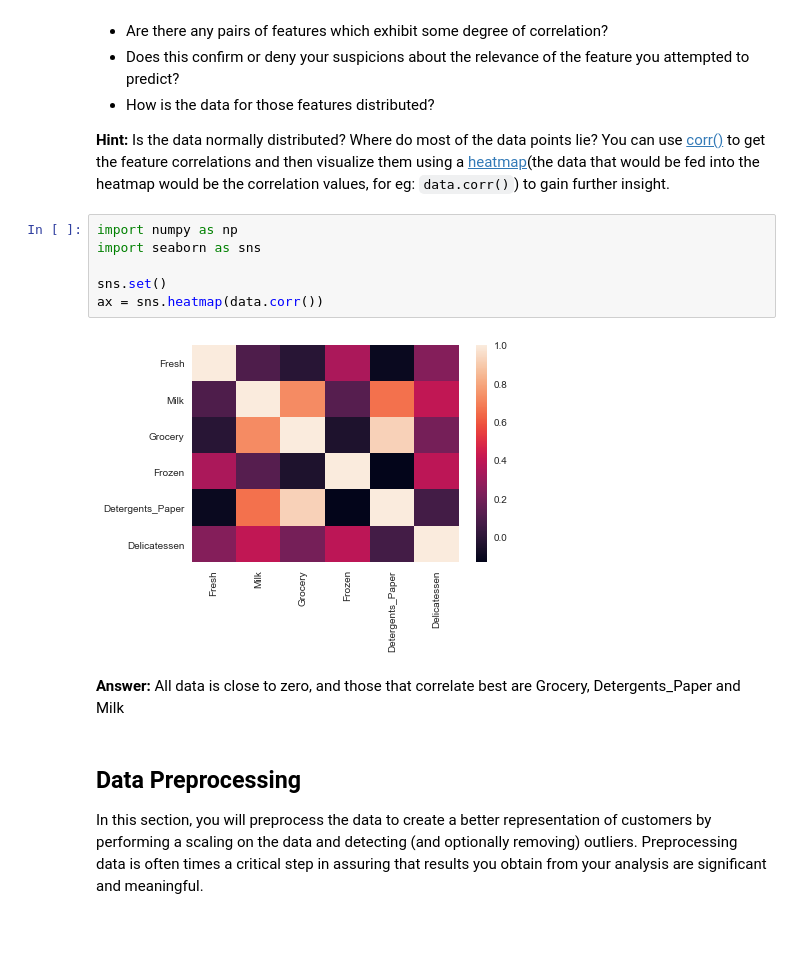
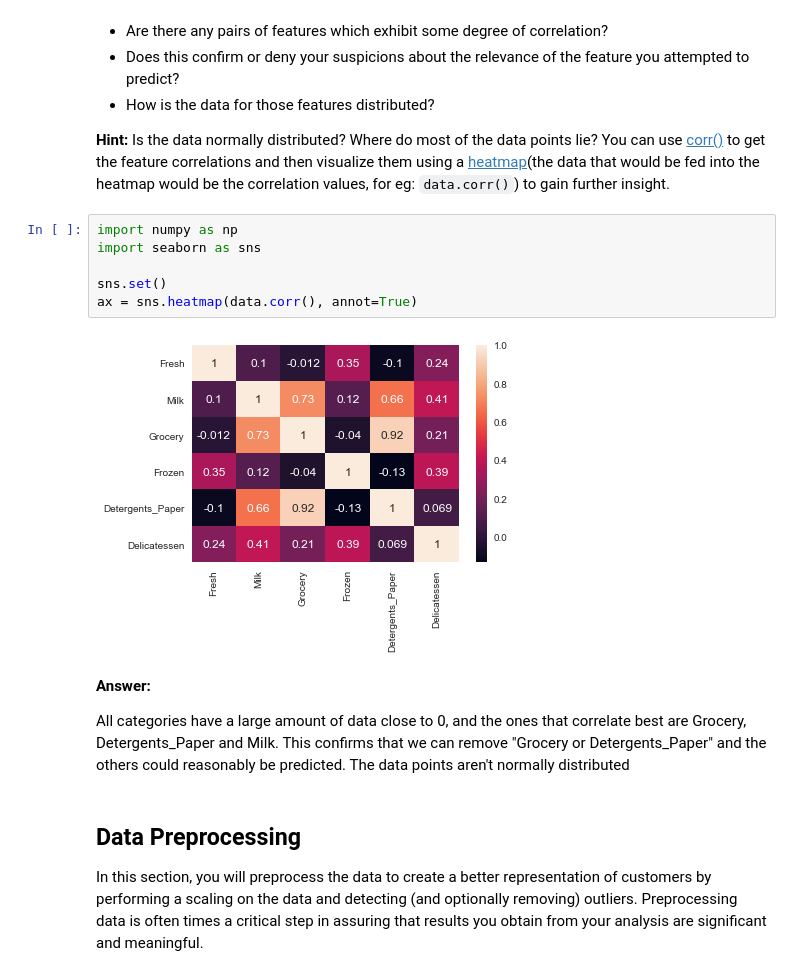
Before and after one commit to luk4z7/ml, a Jupyter notebook: customer_segments/customer_segments.ipynb, the cells around one changed output. Cells and saved outputs as stored; diff of their text form; blank space fills up the shorter version.

```diff
--- a/customer_segments/customer_segments.ipynb
+++ b/customer_segments/customer_segments.ipynb
@@ -199,14 +227,16 @@ pd.plotting.scatter_matrix(data, alpha = 0.3, figsize = (14,8), diagonal = 'kde'
 # %%
 import numpy as np
 import seaborn as sns
 
 sns.set()
-ax = sns.heatmap(data.corr())
+ax = sns.heatmap(data.corr(), annot=True)
 # %% [output]
-[figure, old version]
+[figure, new version]
 # %% [markdown]
 **Answer:**
-All data is close to zero, and those that correlate best are Grocery, Detergents_Paper and Milk
+
+All categories have a large amount of data close to 0, and the ones that correlate best are Grocery, Detergents_Paper and Milk. This confirms that we can remove "Grocery or Detergents_Paper" and the others could reasonably be predicted.
+The data points aren't normally distributed
 # %% [markdown]
 ## Data Preprocessing
 In this section, you will preprocess the data to create a better representation of customers by performing a scaling on the data and detecting (and optionally removing) outliers. Preprocessing data is often times a critical step in assuring that results you obtain from your analysis are significant and meaningful.
```
Also changed, not shown: parts of 22 cells of this notebook, 1 other file.
